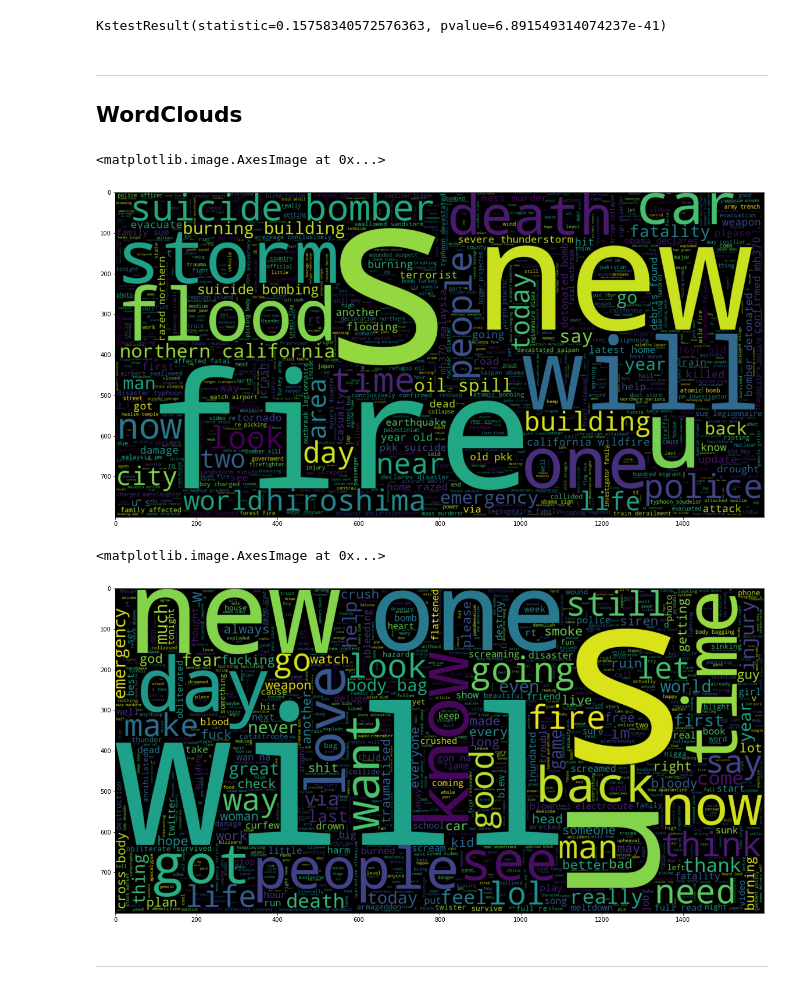
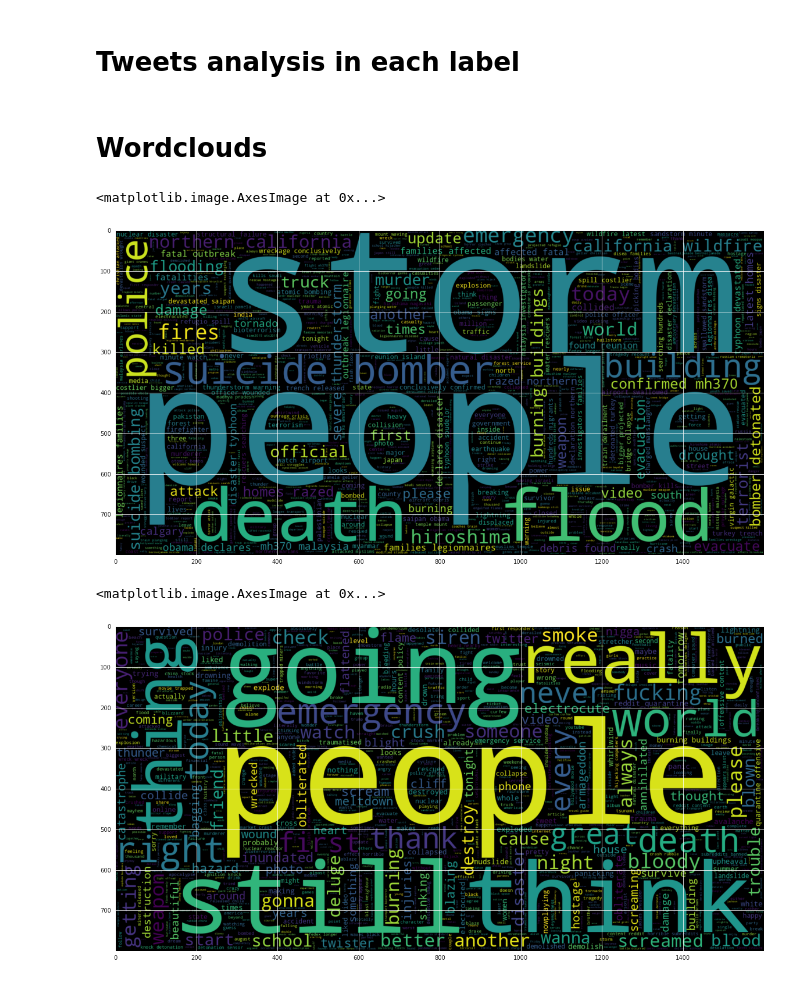
Before and after one commit to SzymkowskiDev/nlp-disaster-tweets, a Jupyter notebook: reports/EDA.ipynb, the cells around one changed output. Saved outputs shown, nothing was run; the diff lists cells and outputs as text; code cells hidden in the pictures.

```diff
--- a/reports/EDA.ipynb
+++ b/reports/EDA.ipynb
@@ -119,0 +70,3 @@ len(corpus)
+# %%
+sns.set_style("darkgrid")
+sns.countplot(df.target)
@@ -119,0 +130,5 @@ len(corpus)
+# %%
+# A collection of words and punctuation marks to remove from tweets
+stop = STOPWORDS
+punctuation = list(string.punctuation)
+stop.update(punctuation)
@@ -119,0 +194,24 @@ len(corpus)
+# %%
+def remove_stopwords(text):
+    final_text = []
+    for i in text.split():
+        if i.strip().lower() not in stop:
+            final_text.append(i.strip().replace('.',' ').replace(',',' '))
+    return " ".join(final_text)
+# %%
+# Remove blank rows if any.
+df['text'].dropna(inplace=True)
+
+# Change all the text to lower case.
+df['text'] = [entry.lower() for entry in df['text']]
+
+
+#Clean text
+df['text'] =df['text'].apply(clean_dataset)
+
+
+# Remove contractions
+df['text']=df['text'].apply(remove_contractions)
+
+# Remove stopwords
+df['text']=df['text'].apply(remove_stopwords)
@@ -176,10 +257,4 @@ from scipy.stats import kstest
-# %%
-kstest(
-    text_len_1,
-    text_len_2,
-    N = 3000)
-# %% [output]
-KstestResult(statistic=0.15758340572576363, pvalue=6.891549314074237e-41)
+# %% [markdown]
+# Tweets analysis in each label
 # %% [markdown]
----
-## WordClouds
+# Wordclouds
@@ -188,24 +261,24 @@ from wordcloud import WordCloud, STOPWORDS
 # %%
 plt.figure(figsize = (20,20))
 wc = WordCloud(
     max_words = 1000,
     width = 1600,
-    height = 800
-    ).generate(" ".join(df[df.target == 1].lemma_str))
+    height = 800,
+    stopwords = STOPWORDS
+    ).generate(" ".join(df[df.target == 1].text))
 plt.imshow(wc , interpolation = 'bilinear')
 # %% [output]
 <matplotlib.image.AxesImage at 0x...>
-[figure, old version]
+[figure, new version]
 # %%
 plt.figure(figsize = (20,20))
 wc = WordCloud(
     max_words = 1000,
     width = 1600,
     height = 800,
-    ).generate(" ".join(df[df.target == 0].lemma_str))
+    stopwords = STOPWORDS
+    ).generate(" ".join(df[df.target == 0].text))
 plt.imshow(wc , interpolation = 'bilinear')
 # %% [output]
 <matplotlib.image.AxesImage at 0x...>
-[figure, old version]
+[figure, new version]
-# %% [markdown]
----
```
Also changed, not shown: parts of 59 cells of this notebook, 1 other file.
